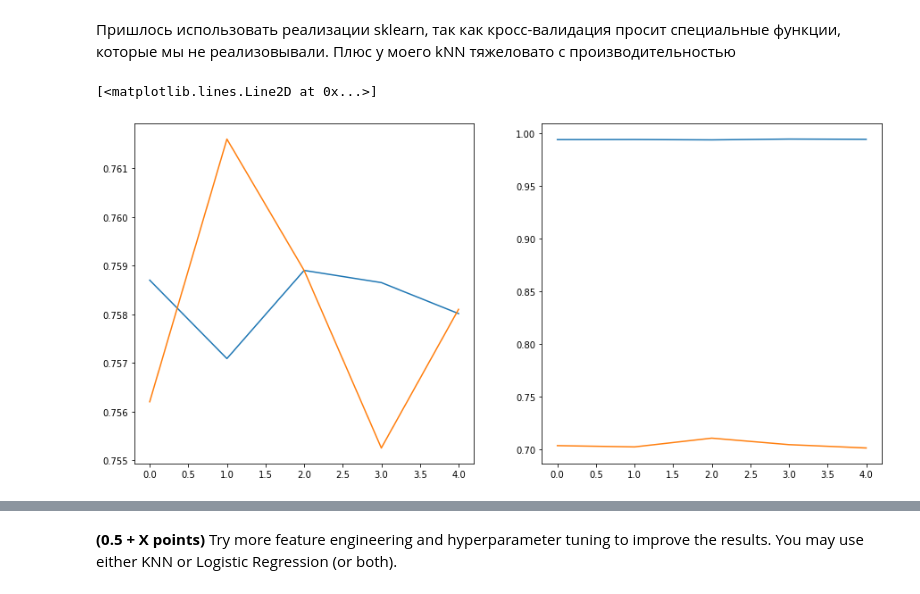
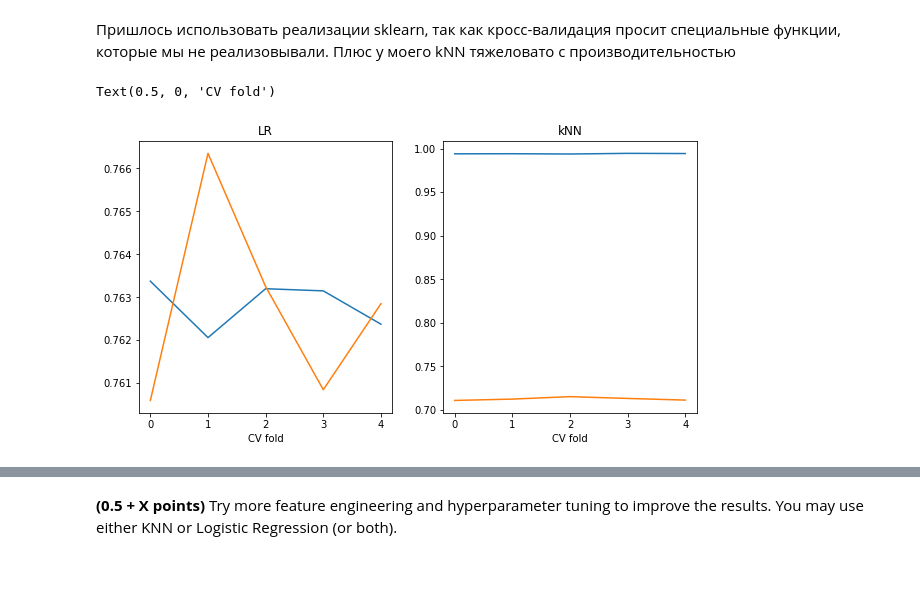
Before and after one commit to zappaz00/5_classification_linear_knn, a Jupyter notebook: hw_classification.ipynb, the cells around one changed output, grey strips where cells are left out. Saved outputs shown, nothing was run; the diff lists cells and outputs as text; code cells hidden in the pictures.

```diff
--- a/hw_classification.ipynb
+++ b/hw_classification.ipynb
@@ -685,0 +688,6 @@ data_prepared.isna().sum().sum()
+# %%
+cabin_value_counts = data_prepared['Cabin'].value_counts()
+embarked_value_counts = data_prepared['Embarked'].value_counts()
+
+age_median = data_prepared['Age'].median()
+fare_median = data_prepared['Fare'].median()
@@ -685,0 +728,2 @@ data_prepared.isna().sum().sum()
+# %%
+data_prepared = transform_features(data_prepared)
@@ -695,0 +749,3 @@ data_prepared.head()
+# %%
+plt.rcParams["figure.figsize"] = (10, 7)
+sns.heatmap(data_prepared.corr(), annot=True)
@@ -696,24 +755,24 @@ data_prepared.head()
 # %%
-X = data_prepared[['Pclass', 'Sex', 'Age', 'SibSp', 'Parch', 'Fare', 'Cabin', 'Embarked', 'Rel']]
+X = data_prepared[['Pclass', 'Sex', 'Age', 'Fare', 'Cabin', 'Embarked', 'Rel']]
 y = data_prepared['Survived']
 # %% [markdown]
 Пришлось использовать реализации sklearn, так как кросс-валидация просит специальные функции, которые мы не реализовывали. Плюс у моего kNN тяжеловато с производительностью
 # %%
 knn_clf = KNeighborsClassifier(n_neighbors=5, weights='distance')
 lr_clf = LogisticRegression()
 
-knn_result = cross_validate(knn_clf, X, y, cv=5, return_train_score=True, return_estimator=True, scoring='accuracy')
-lr_result = cross_validate(lr_clf, X, y, cv=5, return_train_score=True, return_estimator=True, scoring='accuracy')
+knn_result = cross_validate(knn_clf, X, y, cv=5, return_train_score=True, scoring='accuracy')
+lr_result = cross_validate(lr_clf, X, y, cv=5, return_train_score=True, scoring='accuracy')
 
-fig, axs = plt.subplots(1, 2, figsize = (15, 7))
+fig, axs = plt.subplots(1, 2, figsize = (10, 5))
 axs[0].plot(lr_result['train_score'], label='Train')
 axs[0].plot(lr_result['test_score'], label='Test')
 axs[0].set_title('LR')
 axs[0].set_xlabel('CV fold')
 axs[1].plot(knn_result['train_score'], label='Train')
 axs[1].plot(knn_result['test_score'], label='Test')
 axs[1].set_title('kNN')
 axs[1].set_xlabel('CV fold')
 # %% [output]
-[<matplotlib.lines.Line2D at 0x...>]
+Text(0.5, 0, 'CV fold')
-[figure, old version]
+[figure, new version]
```
Also changed, not shown: parts of 26 cells of this notebook, 2 other files.
